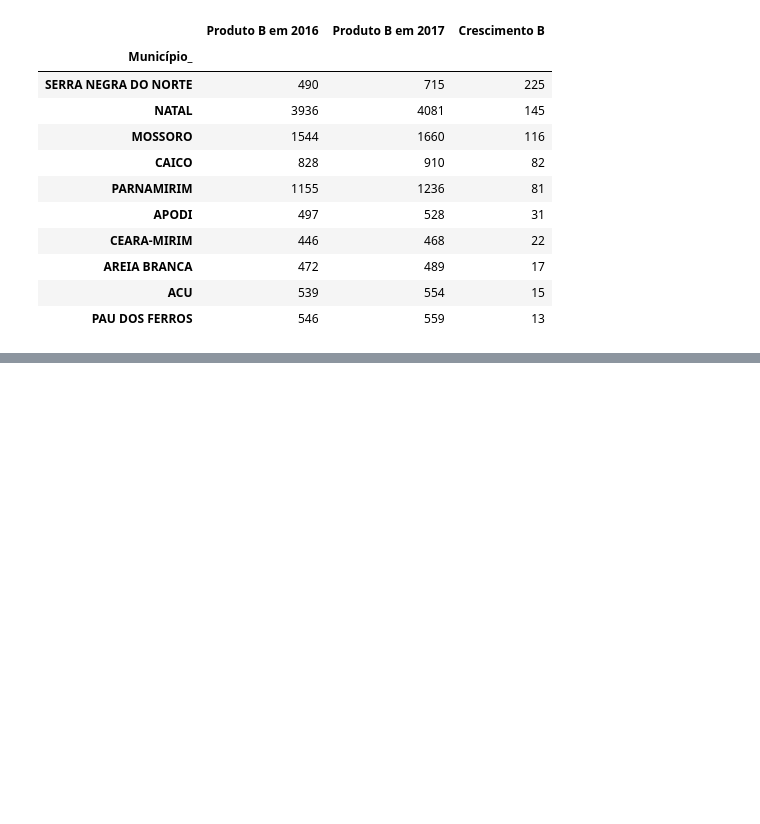
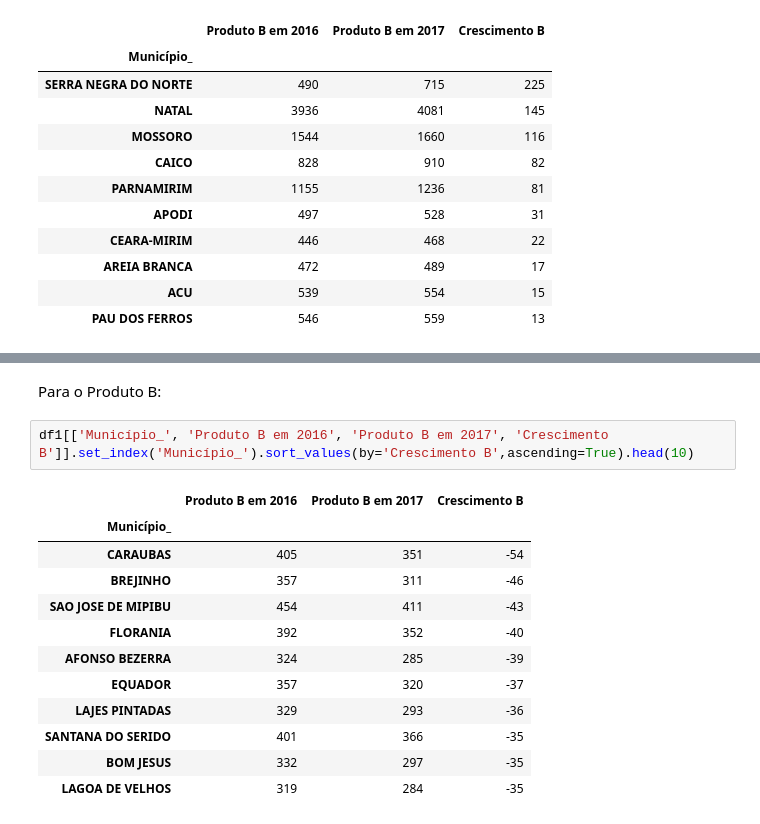
Before and after one commit to VictorGabrielRM/estatistica, a Jupyter notebook: Trabalho de estatistica.ipynb, the cells around one changed output, grey strips where cells are left out. Drawn from its saved outputs; the diff is of its cells as text; blank space fills up the shorter version.

```diff
--- a/Trabalho de estatistica.ipynb
+++ b/Trabalho de estatistica.ipynb
@@ -135,0 +155,17 @@ df1[['Município_', 'Produto B em 2016', 'Produto B em 2017', 'Crescimento B']].
+# %% [markdown]
+Para o Produto B:
+# %%
+df1[['Município_', 'Produto B em 2016', 'Produto B em 2017', 'Crescimento B']].set_index('Município_').sort_values(by='Crescimento B',ascending=True).head(10)
+# %% [output]
+|  | Produto B em 2016 | Produto B em 2017 | Crescimento B |
+| Município_ |  |  |  |
+| CARAUBAS | 405 | 351 | -54 |
+| BREJINHO | 357 | 311 | -46 |
+| SAO JOSE DE MIPIBU | 454 | 411 | -43 |
+| FLORANIA | 392 | 352 | -40 |
+| AFONSO BEZERRA | 324 | 285 | -39 |
+| EQUADOR | 357 | 320 | -37 |
+| LAJES PINTADAS | 329 | 293 | -36 |
+| SANTANA DO SERIDO | 401 | 366 | -35 |
+| BOM JESUS | 332 | 297 | -35 |
+| LAGOA DE VELHOS | 319 | 284 | -35 |
```
Also changed, not shown: parts of 14 cells of this notebook, 1 other file.
